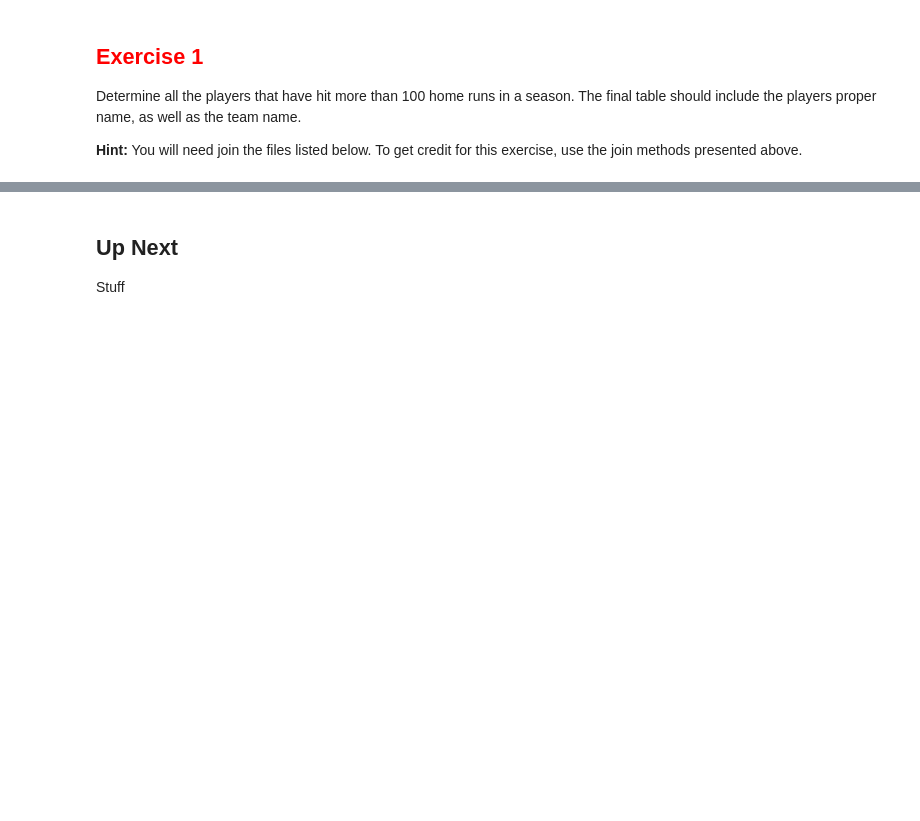
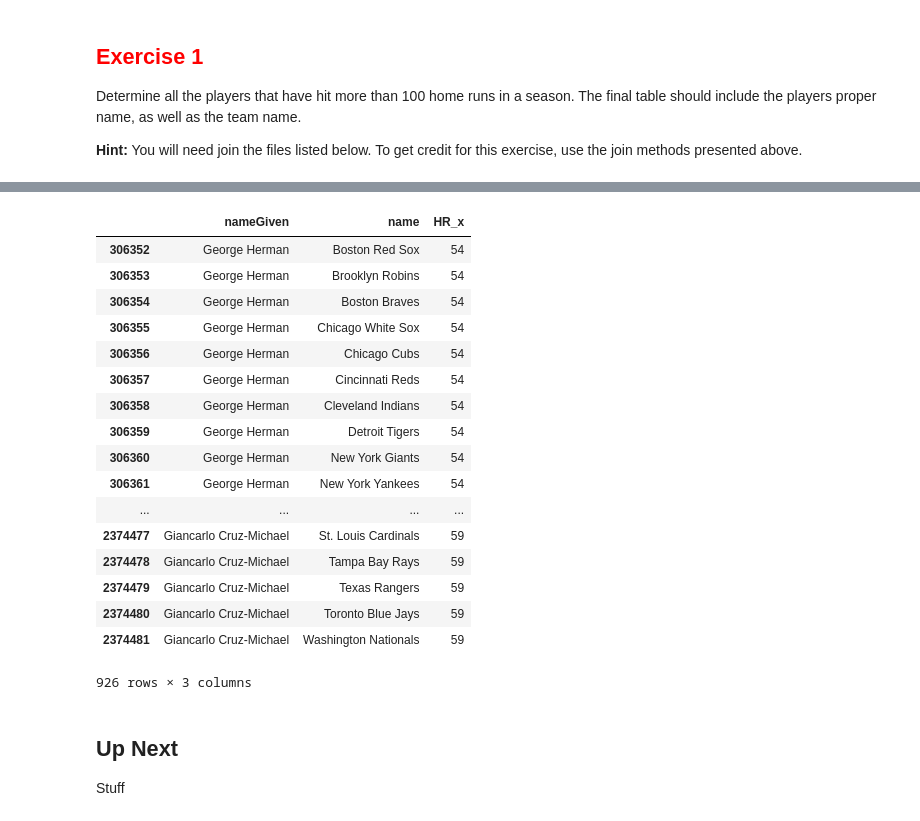
Before and after one commit to AkifAtikKhan/DSCI430-1, a Jupyter notebook: 2_7_2_joining_tables_in_dfply.ipynb, the cells around one changed output, grey strips where cells are left out. Saved outputs shown, nothing was run; the diff lists cells and outputs as text; code cells hidden in the pictures; blank space fills up the shorter version.

```diff
--- a/2_7_2_joining_tables_in_dfply.ipynb
+++ b/2_7_2_joining_tables_in_dfply.ipynb
@@ -362,3 +400,35 @@ files = ("./data/baseball/core/Batting.csv",
+# %%
+from dfply import *
+
+HomeRuns_above50 = (batting
+     >> select(X.playerID, X.HR,X.yearID)
+     >> left_join(people, by = 'playerID')
+     >> select(X.playerID, X.HR,X.yearID, X.nameGiven)
+     >> left_join(teams, by = 'yearID')
+     >> select(X.nameGiven, X.name, X.HR_x, X.nameGiven)
+     >> filter_by(X.HR_x > 50)
+    )
+# %%
+HomeRuns_above50
+# %% [output]
+|  | nameGiven | name | HR_x |
+| 306352 | George Herman | Boston Red Sox | 54 |
+| 306353 | George Herman | Brooklyn Robins | 54 |
+| 306354 | George Herman | Boston Braves | 54 |
+| 306355 | George Herman | Chicago White Sox | 54 |
+| 306356 | George Herman | Chicago Cubs | 54 |
+| 306357 | George Herman | Cincinnati Reds | 54 |
+| 306358 | George Herman | Cleveland Indians | 54 |
+| 306359 | George Herman | Detroit Tigers | 54 |
+| 306360 | George Herman | New York Giants | 54 |
+| 306361 | George Herman | New York Yankees | 54 |
+| ... | ... | ... | ... |
+| 2374477 | Giancarlo Cruz-Michael | St. Louis Cardinals | 59 |
+| 2374478 | Giancarlo Cruz-Michael | Tampa Bay Rays | 59 |
+| 2374479 | Giancarlo Cruz-Michael | Texas Rangers | 59 |
+| 2374480 | Giancarlo Cruz-Michael | Toronto Blue Jays | 59 |
+| 2374481 | Giancarlo Cruz-Michael | Washington Nationals | 59 |
+926 rows × 3 columns
 # %% [markdown]
 ## Up Next
 
```
Also changed, not shown: parts of 8 cells of this notebook, 24 other files.
